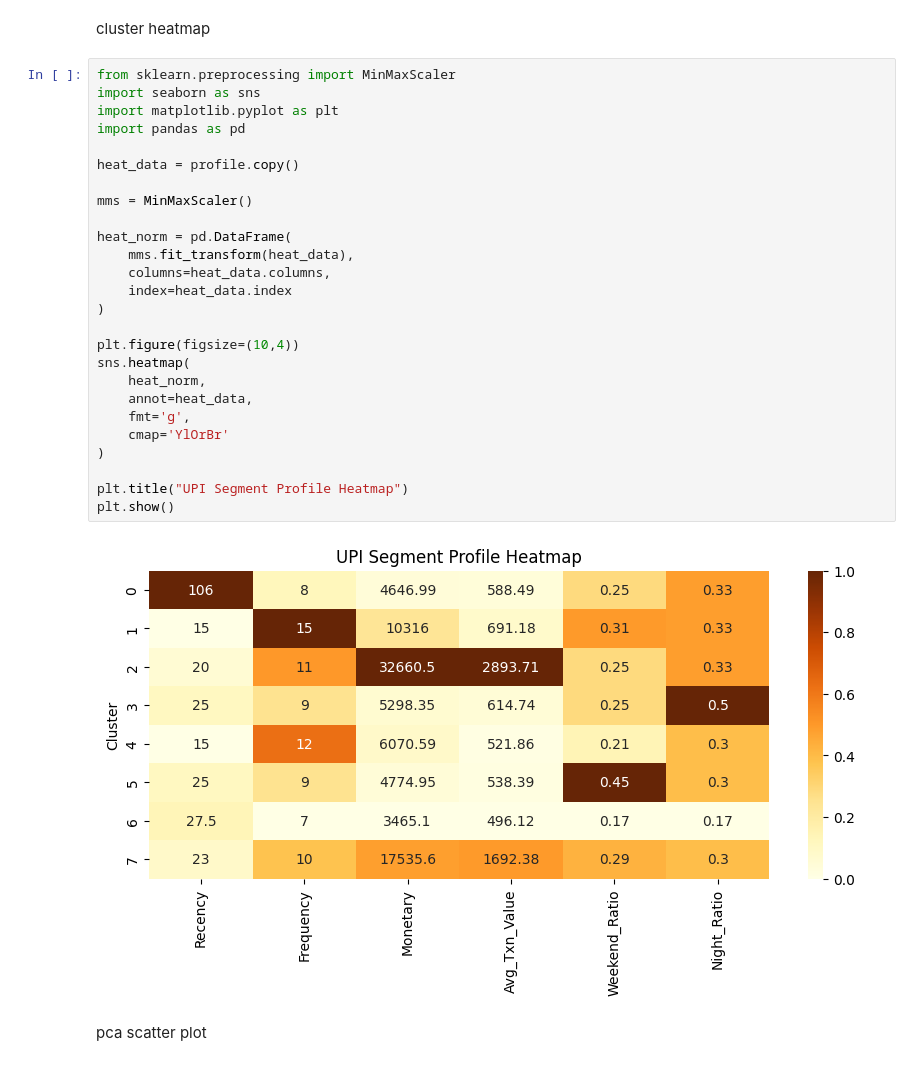
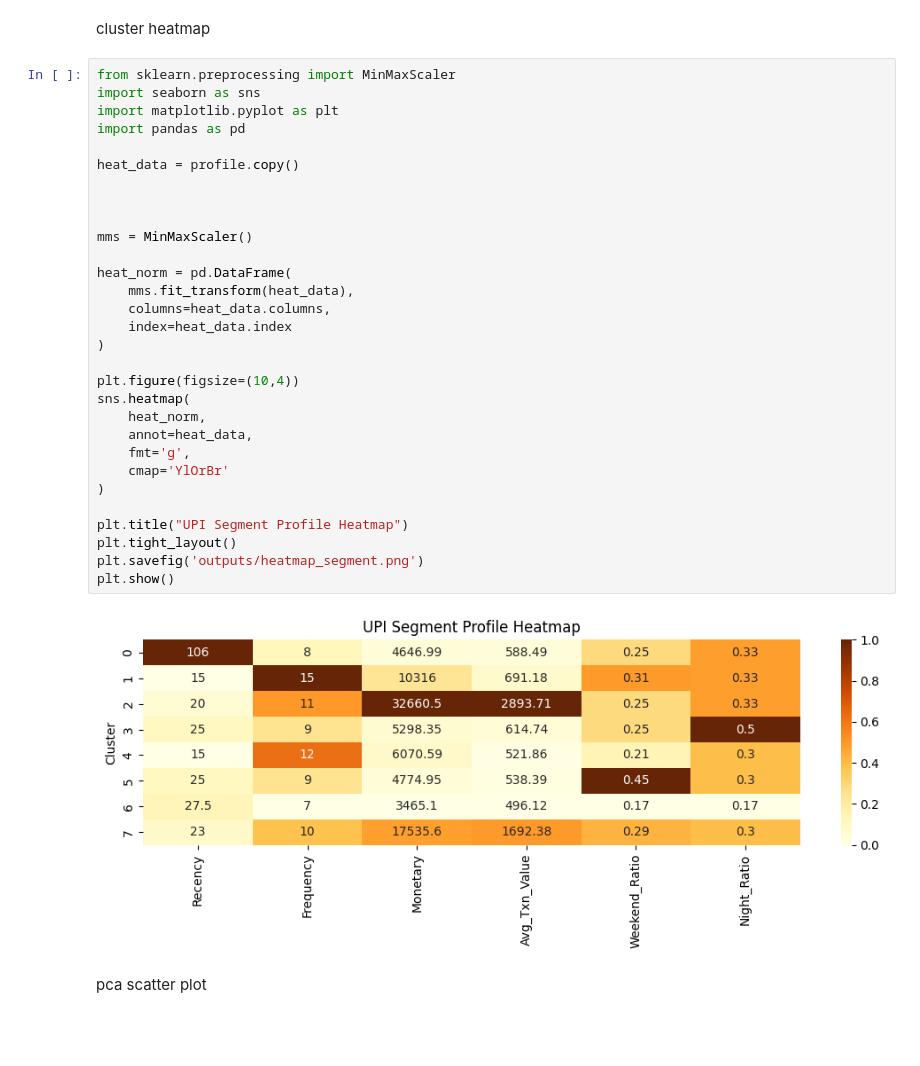
Before and after one commit to preethitamilselvi06-glitch/python-program, a Jupyter notebook: notebooks/week3.ipynb, the cells around one changed output. Saved outputs shown, nothing was run; the diff lists cells and outputs as text; blank space fills up the shorter version.

```diff
--- a/notebooks/week3.ipynb
+++ b/notebooks/week3.ipynb
@@ -169,31 +169,35 @@ cluster heatmap
 # %%
 from sklearn.preprocessing import MinMaxScaler
 import seaborn as sns
 import matplotlib.pyplot as plt
 import pandas as pd
 
 heat_data = profile.copy()
+
+
 
 mms = MinMaxScaler()
 
 heat_norm = pd.DataFrame(
     mms.fit_transform(heat_data),
     columns=heat_data.columns,
     index=heat_data.index
 )
 
 plt.figure(figsize=(10,4))
 sns.heatmap(
     heat_norm,
     annot=heat_data,
     fmt='g',
     cmap='YlOrBr'
 )
 
 plt.title("UPI Segment Profile Heatmap")
+plt.tight_layout()
+plt.savefig('outputs/heatmap_segment.png')
 plt.show()
 # %% [output]
-[figure, old version]
+[figure, new version]
 # %% [markdown]
 pca scatter plot
 # %%
```
Also changed, not shown: parts of 3 cells of this notebook, 4 other files.
